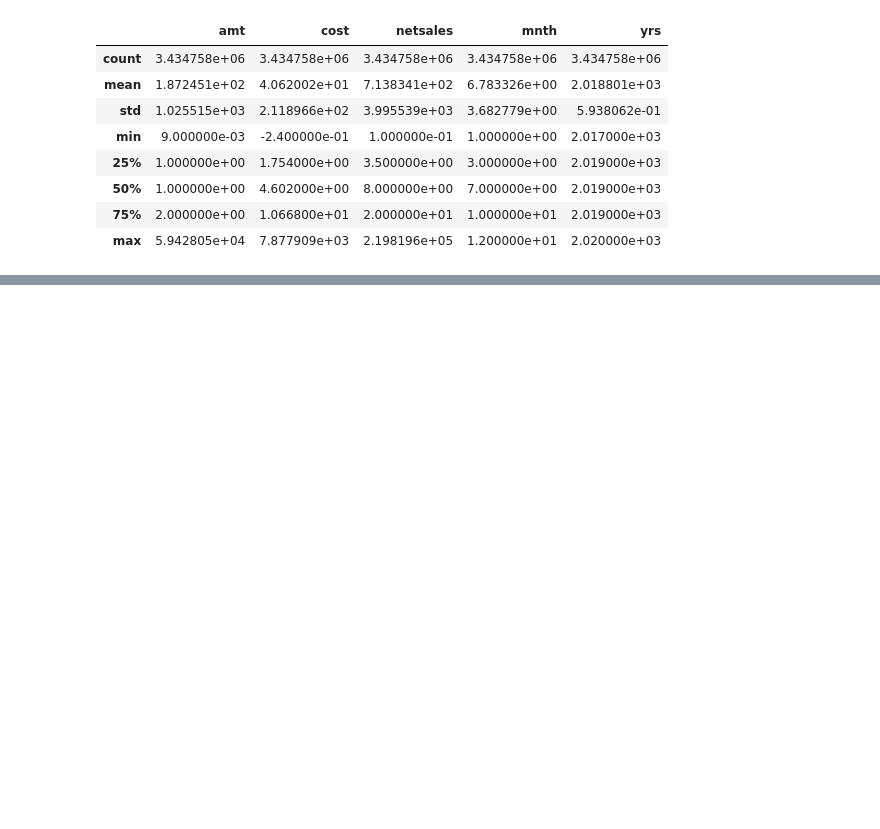
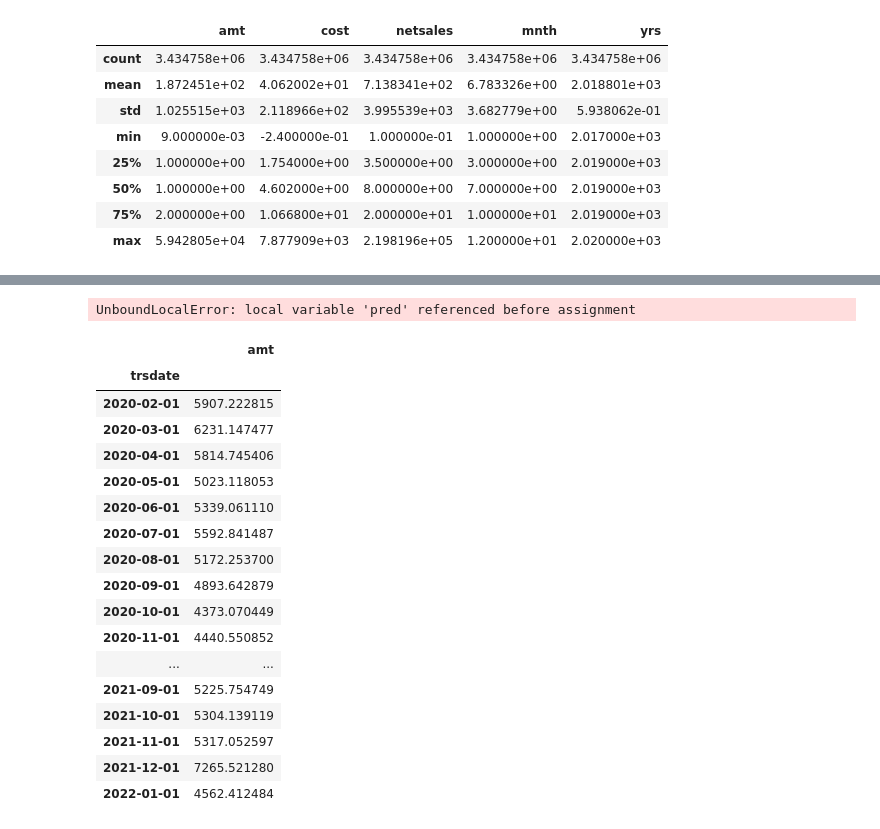
Before and after one commit to odog96veritic/forecast_generator, a Jupyter notebook: notebooks/test_daily_to_monthly.ipynb, the cells around one changed output, grey strips where cells are left out. Cells and saved outputs as stored; diff of their text form; code cells hidden in the pictures; blank space fills up the shorter version.

```diff
--- a/notebooks/test_daily_to_monthly.ipynb
+++ b/notebooks/test_daily_to_monthly.ipynb
@@ -540,0 +562,25 @@ Performing stepwise search to minimize aic
+# %%
+tsfm.get_pred_df()
+# %% [output]
+UnboundLocalError: local variable 'pred' referenced before assignment
+# %%
+tsfm.get_pred_data('Filters', is_adjusted=False)
+# %% [output]
+|  | amt |
+| trsdate |  |
+| 2020-02-01 | 5907.222815 |
+| 2020-03-01 | 6231.147477 |
+| 2020-04-01 | 5814.745406 |
+| 2020-05-01 | 5023.118053 |
+| 2020-06-01 | 5339.061110 |
+| 2020-07-01 | 5592.841487 |
+| 2020-08-01 | 5172.253700 |
+| 2020-09-01 | 4893.642879 |
+| 2020-10-01 | 4373.070449 |
+| 2020-11-01 | 4440.550852 |
+| ... | ... |
+| 2021-09-01 | 5225.754749 |
+| 2021-10-01 | 5304.139119 |
+| 2021-11-01 | 5317.052597 |
+| 2021-12-01 | 7265.521280 |
+| 2022-01-01 | 4562.412484 |
```
Also changed, not shown: parts of 6 cells of this notebook, 1 other file.
